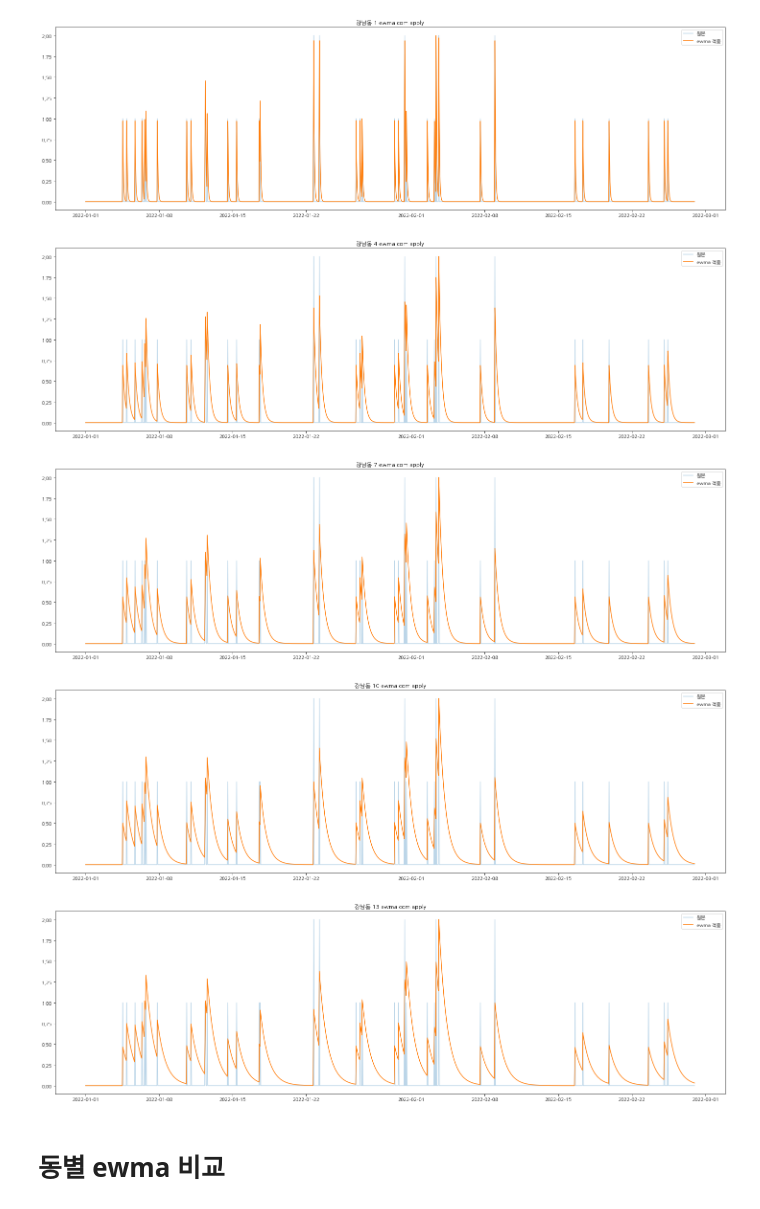
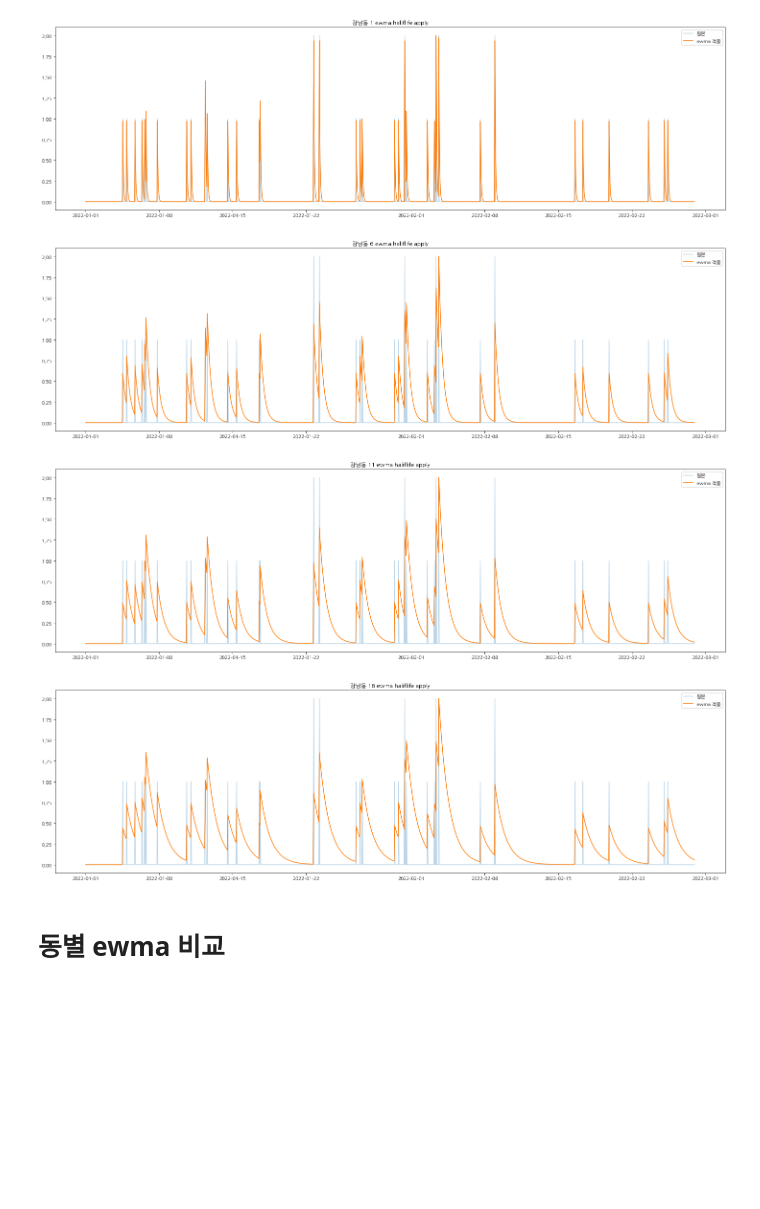
Before and after one commit to sigongjoa/Emergency_Demand, a Jupyter notebook: TFT/2022_12_06_TEST_ewma_fix/ewma_test_plot.ipynb, the cells around one changed output. Cells and saved outputs as stored; diff of their text form; code cells hidden in the pictures; blank space fills up the shorter version.

Commit message:
2022_12_09
ewma_fix 및 quaile별 prediction 시각화

```diff
--- a/TFT/2022_12_06_TEST_ewma_fix/ewma_test_plot.ipynb
+++ b/TFT/2022_12_06_TEST_ewma_fix/ewma_test_plot.ipynb
@@ -166,7 +166,7 @@ def moving_average_alpha(df: pd.DataFrame, unit: float):
 train_data = data_processing('../../train.csv' , 0.2 , moving_average_alpha)
 test_data = data_processing('../../test.csv' , 0, moving_average_alpha)
 # %%
-for unit in np.arange(1,10) / 10:
+for unit in np.arange(3,10) / 100:
     test_data = data_processing('../../test.csv' , unit, moving_average_alpha)
     target_plot(test_data ,'강남동' , f'강남동{unit} ewma alpha apply')
 # %% [output]
@@ -182,5 +180,5 @@ for unit in np.arange(1,10) / 10:
 # %%
-for unit in np.arange(1,15, 3):
+for unit in np.arange(1,20, 5):
     test_data = data_processing('../../test.csv' , unit, moving_average_com)
     target_plot(test_data ,'강남동' , f'강남동 {unit} ewma com apply')
 # %% [output]
@@ -192,6 +189,6 @@ for unit in np.arange(1,15, 3):
 # %%
-for unit in np.arange(1,15, 3):
+for unit in np.arange(1,20, 5):
     test_data = data_processing('../../test.csv' , unit, moving_average_span)
-    target_plot(test_data ,'강남동' , f'강남동 {unit} ewma com apply')
+    target_plot(test_data ,'강남동' , f'강남동 {unit} ewma span apply')
 # %% [output]
 [figure]
@@ -202,13 +198,12 @@ for unit in np.arange(1,15, 3):
 # %%
-for unit in np.arange(1,15, 3):
+for unit in np.arange(1,20, 5):
     test_data = data_processing('../../test.csv' , unit, moving_average_halflife)
-    target_plot(test_data ,'강남동' , f'강남동 {unit} ewma com apply')
+    target_plot(test_data ,'강남동' , f'강남동 {unit} ewma haliflife apply')
 # %% [output]
 [figure]
-[figure, old version]
+[figure, new version]
-[figure, old version]
+[figure, new version]
-[figure, old version]
+[figure, new version]
-[figure, removed]
 # %% [markdown]
 # 동별 ewma 비교
 # %%
```
Also changed, not shown: parts of 3 cells of this notebook, 10 other files.
